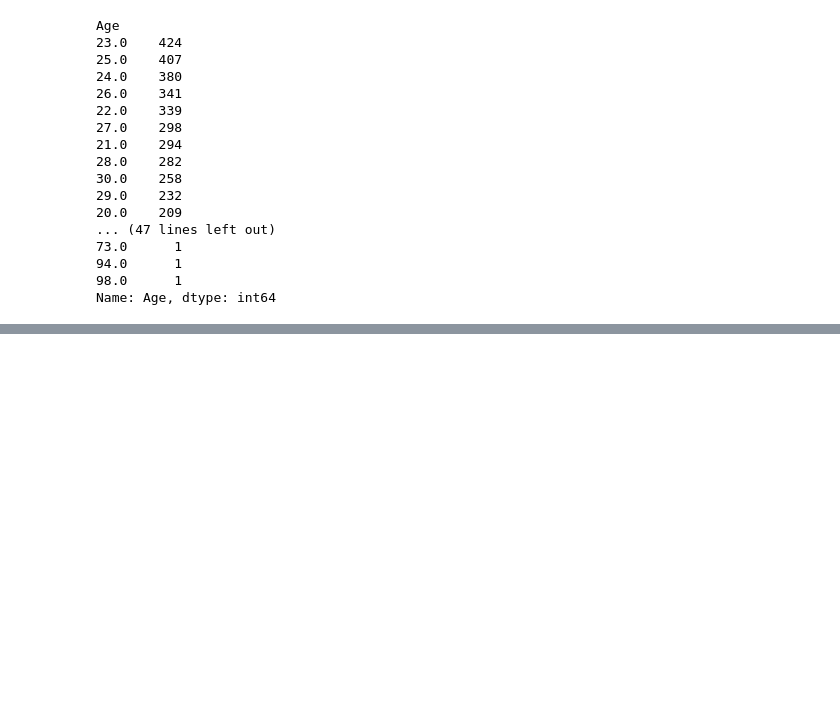
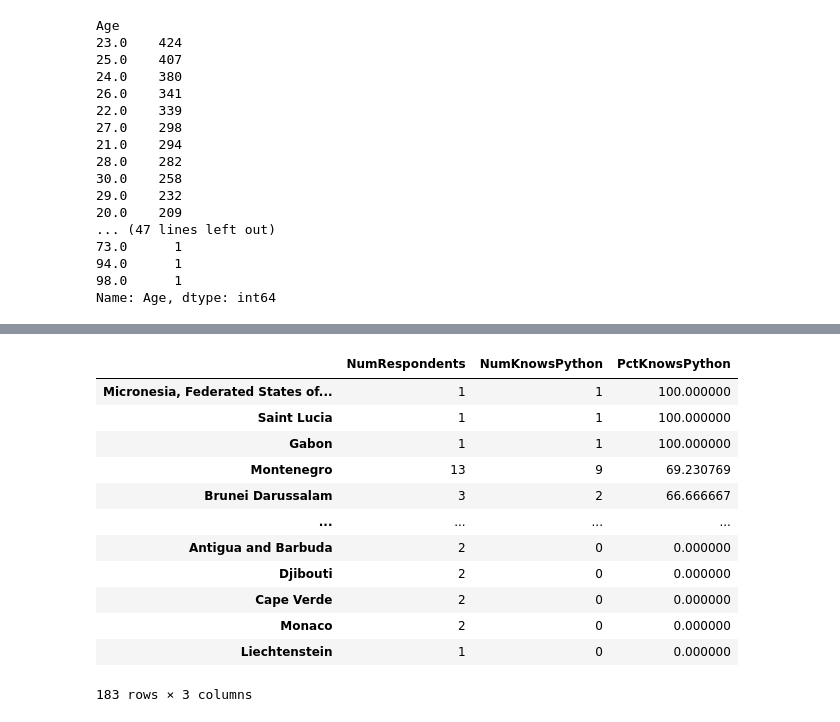
Before and after one commit to manuelrobert/Data-Analysis-Corey-Schafer, a Jupyter notebook: Pandas Demo.ipynb, the cells around one changed output, grey strips where cells are left out. Drawn from its saved outputs; the diff is of its cells as text; code cells hidden in the pictures; blank space fills up the shorter version.

```diff
--- a/Pandas Demo.ipynb
+++ b/Pandas Demo.ipynb
@@ -1523,0 +1659,16 @@ Name: Age, dtype: int64
+# %%
+python_df
+# %% [output]
+|  | NumRespondents | NumKnowsPython | PctKnowsPython |
+| Micronesia, Federated States of... | 1 | 1 | 100.000000 |
+| Saint Lucia | 1 | 1 | 100.000000 |
+| Gabon | 1 | 1 | 100.000000 |
+| Montenegro | 13 | 9 | 69.230769 |
+| Brunei Darussalam | 3 | 2 | 66.666667 |
+| ... | ... | ... | ... |
+| Antigua and Barbuda | 2 | 0 | 0.000000 |
+| Djibouti | 2 | 0 | 0.000000 |
+| Cape Verde | 2 | 0 | 0.000000 |
+| Monaco | 2 | 0 | 0.000000 |
+| Liechtenstein | 1 | 0 | 0.000000 |
+183 rows × 3 columns
```
Also changed, not shown: parts of 48 cells of this notebook, 2 other files.
